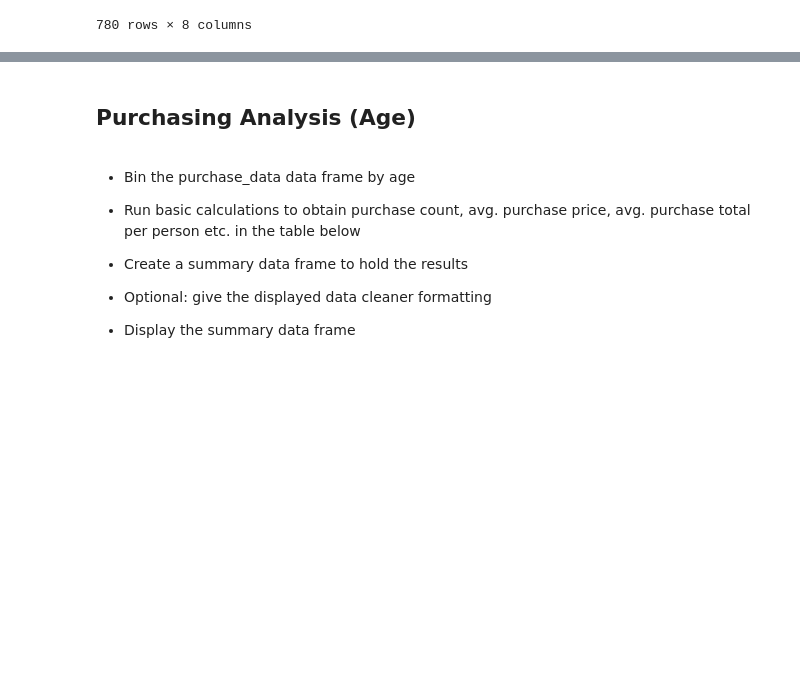
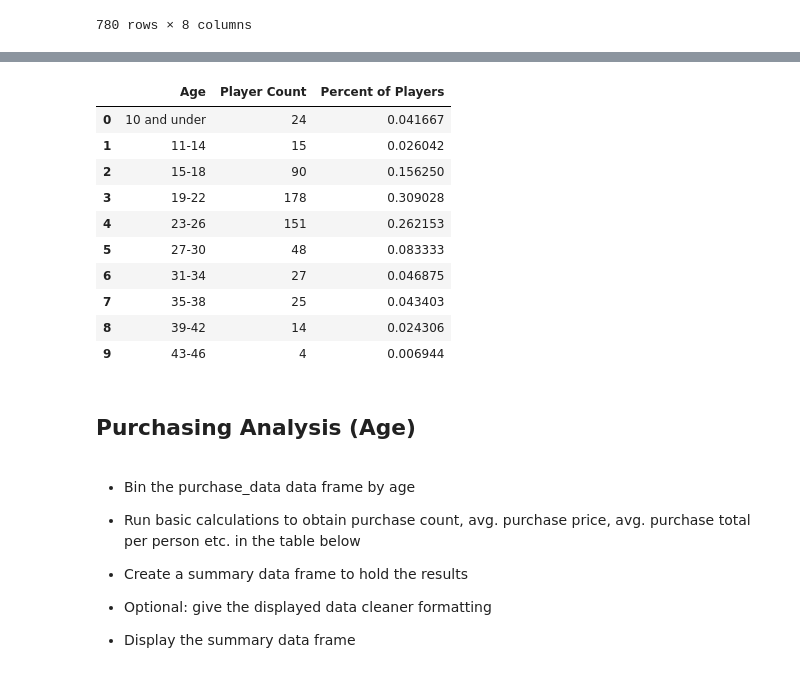
Before and after one commit to juliemcbaker/pandas-challenge, a Jupyter notebook: HeroesOfPymoli/HeroesOfPymoli_baker.ipynb, the cells around one changed output, grey strips where cells are left out. Drawn from its saved outputs; the diff is of its cells as text; code cells hidden in the pictures; blank space fills up the shorter version.

Commit message:
Created specific lines to make the demographics table because things still aren't coming out how I want on the function. It's printing a line for each row in the file and I don't know why.

```diff
--- a/HeroesOfPymoli/HeroesOfPymoli_baker.ipynb
+++ b/HeroesOfPymoli/HeroesOfPymoli_baker.ipynb
@@ -286,6 +288,34 @@ group07_df = age_df.loc[update_purchase_df["Age Group"] == "31-34", :]
 group08_df = age_df.loc[update_purchase_df["Age Group"] == "35-38", :]
 group09_df = age_df.loc[update_purchase_df["Age Group"] == "39-42", :]
 group10_df = age_df.loc[update_purchase_df["Age Group"] == "43-46", :]
+# %%
+# age group counts
+grp01_users = len(group01_df['SN'].unique())
+grp02_users = len(group02_df['SN'].unique())
+grp03_users = len(group03_df['SN'].unique())
+grp04_users = len(group04_df['SN'].unique())
+grp05_users = len(group05_df['SN'].unique())
+grp06_users = len(group06_df['SN'].unique())
+grp07_users = len(group07_df['SN'].unique())
+grp08_users = len(group08_df['SN'].unique())
+grp09_users = len(group09_df['SN'].unique())
+grp10_users = len(group10_df['SN'].unique())
+
+age_counts = [grp01_users, grp02_users, grp03_users, grp04_users, grp05_users, grp06_users, grp07_users, grp08_users, grp09_users, grp10_users]
+# %%
+# age group percents
+grp01_percent = grp01_users / user_count
+grp02_percent = grp02_users / user_count
+grp03_percent = grp03_users / user_count
+grp04_percent = grp04_users / user_count
+grp05_percent = grp05_users / user_count
+grp06_percent = grp06_users / user_count
+grp07_percent = grp07_users / user_count
+grp08_percent = grp08_users / user_count
+grp09_percent = grp09_users / user_count
+grp10_percent = grp10_users / user_count
+
+age_percents = [grp01_percent, grp02_percent, grp03_percent, grp04_percent, grp05_percent, grp06_percent, grp07_percent, grp08_percent, grp09_percent, grp10_percent]
 # %%
 analyze_purchases(group02_df)
 # %% [output]
@@ -303,7 +339,25 @@ analyze_purchases(group02_df)
 # %%
 # create a summary df to hold the results; opt: round percentage to two decimals
+age_demo_df = pd.DataFrame({
+    "Age": age_labels,
+    "Player Count": age_counts,
+    "Percent of Players": age_percents
+})
 # %%
 # display Age Demographics Table
+age_demo_df
+# %% [output]
+|  | Age | Player Count | Percent of Players |
+| 0 | 10 and under | 24 | 0.041667 |
+| 1 | 11-14 | 15 | 0.026042 |
+| 2 | 15-18 | 90 | 0.156250 |
+| 3 | 19-22 | 178 | 0.309028 |
+| 4 | 23-26 | 151 | 0.262153 |
+| 5 | 27-30 | 48 | 0.083333 |
+| 6 | 31-34 | 27 | 0.046875 |
+| 7 | 35-38 | 25 | 0.043403 |
+| 8 | 39-42 | 14 | 0.024306 |
+| 9 | 43-46 | 4 | 0.006944 |
 # %% [markdown]
 ## Purchasing Analysis (Age)
 # %% [markdown]
```
Also changed, not shown: parts of 2 cells of this notebook.
